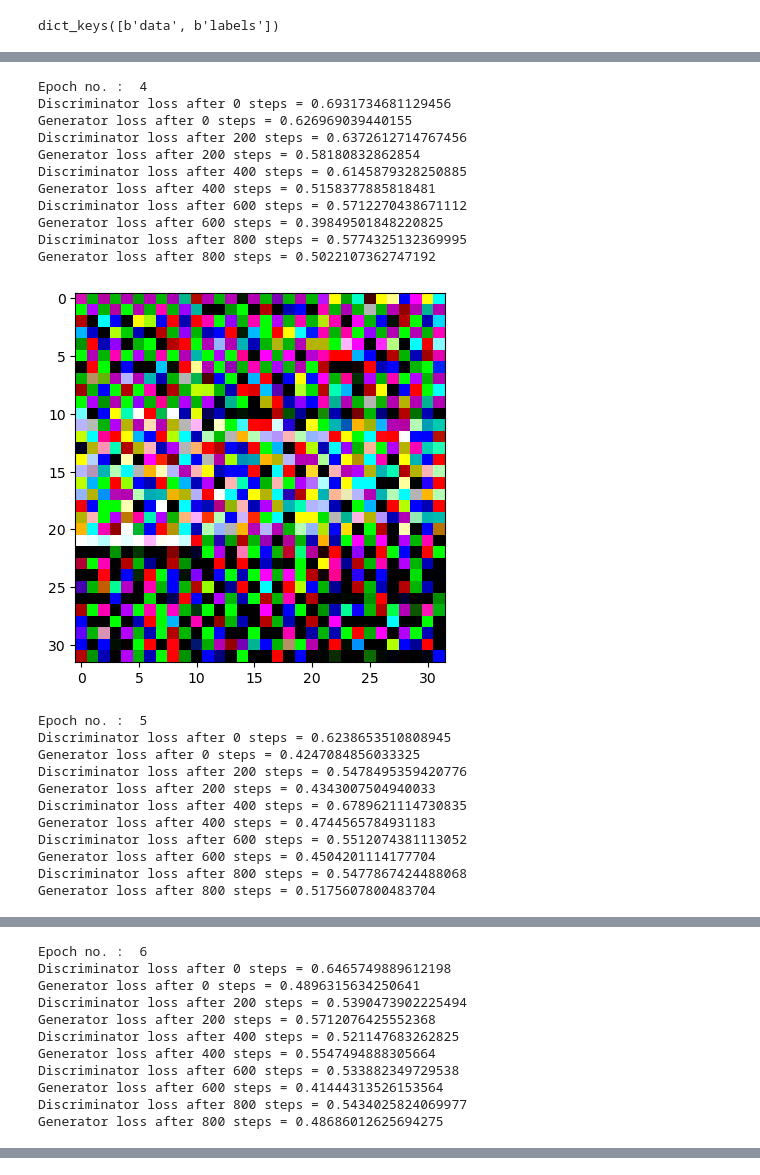
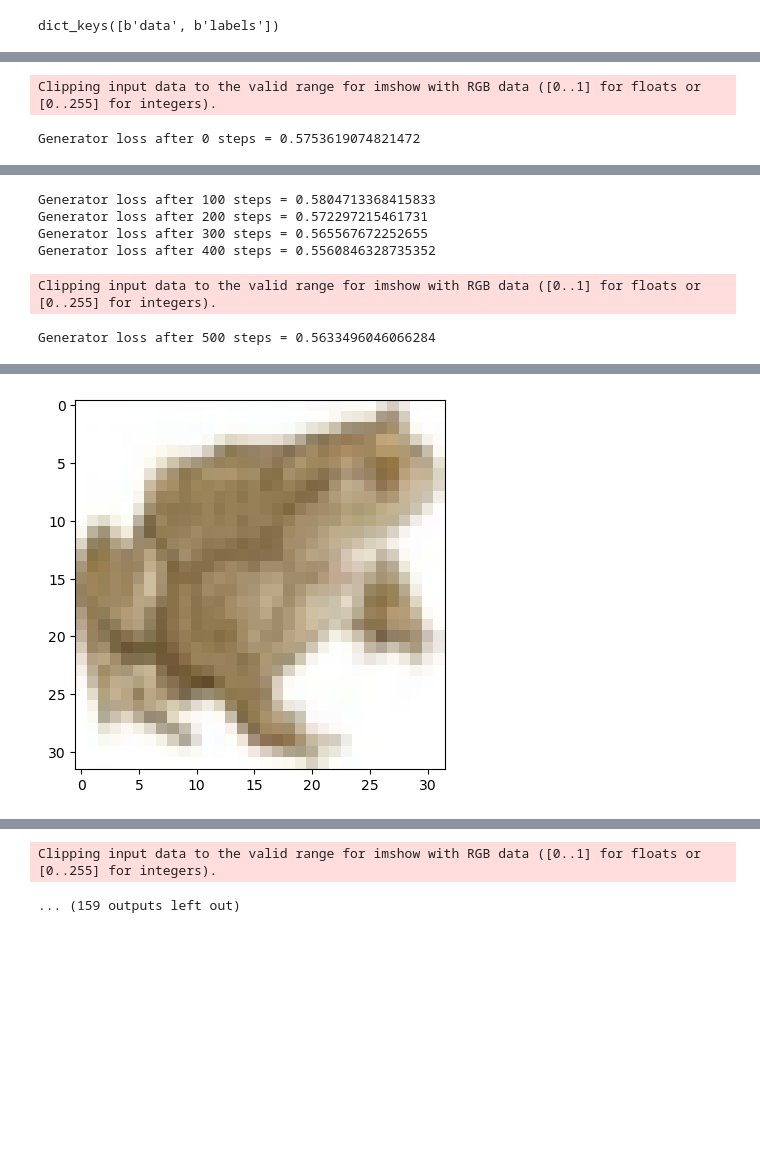
Before and after one commit to Aditya-Tandon/DL_Tests, a Jupyter notebook: GAN_test.ipynb, the cells around one changed output, grey strips where cells are left out. Cells and saved outputs as stored; diff of their text form; code cells hidden in the pictures; blank space fills up the shorter version.

Commit message:
fix: image normalisation, training loop

```diff
--- a/GAN_test.ipynb
+++ b/GAN_test.ipynb
@@ -22,20 +22,20 @@ data_dir_val = os.path.join(
 )
 # batch_size = 2
 num_in_channels = 3
-dim_z = 16
+dim_z = 32
 kern_size = 4
 lr = 2e-4
 num_epochs = 3
 
-num_disc_feat = 32
+num_disc_feat = 64
 disc_stride = 1
 disc_padding_size = 0
 
-num_gen_feat = 32
+num_gen_feat = 64
 gen_stride = 3
 gen_padding_size = 1
 
-mean = 0
+mean = 0.0
 std = 0.02  # from the DCGAN paper
 
 if torch.cuda.is_available():
@@ -92,9 +92,10 @@ class TrainDataset(Dataset):
 
     def __getitem__(self, idx):
         img = torch.tensor(
-            self.train_data[b"data"][idx].reshape(3, 32, 32),
+            self.train_data[b"data"][idx].reshape(3, 32, 32).transpose(1, 2, 0)/255.0,
             dtype=torch.float32,
         )
+        # img = torch.nn.functional.normalize(img)
         label = torch.tensor(
             self.train_data[b"labels"][idx], dtype=torch.float32
         )
@@ -111,8 +112,9 @@ class ValDataset(Dataset):
 
     def __getitem__(self, idx):
         img = torch.tensor(
-            self.val_data[b"data"][idx].reshape(3, 32, 32), dtype=torch.float32
+            self.val_data[b"data"][idx].reshape(3, 32, 32).transpose(1, 2, 0) / 255.0, dtype=torch.float32
         )
+        # img = torch.nn.functional.normalize(img)
         label = torch.tensor(self.val_data[b"labels"][idx], dtype=torch.float32)
         # return img, label
         return {"img": img, "label": label}
@@ -199,7 +201,7 @@ class Generator(nn.Module):
             nn.ConvTranspose2d(
                 num_gen_feat, num_in_channels, kern_size, 2, 1, bias=False
             ),
-            nn.Sigmoid(),
+            nn.Tanh(),
         )
 
         for layer in self.net.modules():
@@ -350,12 +365,12 @@ gen = Generator().to(device)
 loss_disc, loss_gen, images = [], [], []
 # %%
 g_lr = 2e-4
-for g_lr in np.arange(2e-4, 3e-4, 1e-4):
-    for d_lr in np.arange(5e-4, 6e-4, 1e-4):
-        for k in np.arange(3,4, 1):
+for g_lr in np.arange(9e-5, 4e-4, 2e-5):
+    for d_lr in np.arange(4e-5, 2e-4, 2e-5):
+        for k in np.arange(2,5, 1):
             disc = Discriminator().to(device)
             gen = Generator().to(device)
-            l_disc, l_gen, img = train(20, data_dir=data_dir,data_dir_val=data_dir_val, device=device, batch_size=50, disc_lr=d_lr, gen_lr=g_lr, k=k)
+            l_disc, l_gen, img = train(num_epochs=10, data_dir=data_dir,data_dir_val=data_dir_val, device=device, batch_size=50, disc_lr=d_lr, gen_lr=g_lr, k=k)
             loss_disc.append(l_disc)
             loss_gen.append(l_gen)
             images.append(img)
@@ -373,0 +395,2 @@ Generator loss after 800 steps = 0.5448901653289795
+Clipping input data to the valid range for imshow with RGB data ([0..1] for floats or [0..255] for integers).
+Generator loss after 0 steps = 0.5753619074821472
@@ -397,0 +399,6 @@ Generator loss after 800 steps = 0.39894407987594604
+Generator loss after 100 steps = 0.5804713368415833
+Generator loss after 200 steps = 0.572297215461731
+Generator loss after 300 steps = 0.565567672252655
+Generator loss after 400 steps = 0.5560846328735352
+Clipping input data to the valid range for imshow with RGB data ([0..1] for floats or [0..255] for integers).
+Generator loss after 500 steps = 0.5633496046066284
@@ -399,23 +406 @@ Generator loss after 800 steps = 0.39894407987594604
-Epoch no. :  4
-Discriminator loss after 0 steps = 0.6931734681129456
-Generator loss after 0 steps = 0.626969039440155
-Discriminator loss after 200 steps = 0.6372612714767456
-Generator loss after 200 steps = 0.58180832862854
-Discriminator loss after 400 steps = 0.6145879328250885
-Generator loss after 400 steps = 0.5158377885818481
-Discriminator loss after 600 steps = 0.5712270438671112
-Generator loss after 600 steps = 0.39849501848220825
-Discriminator loss after 800 steps = 0.5774325132369995
-Generator loss after 800 steps = 0.5022107362747192
-[figure, old version]
+[figure, new version]
-Epoch no. :  5
-Discriminator loss after 0 steps = 0.6238653510808945
-Generator loss after 0 steps = 0.4247084856033325
-Discriminator loss after 200 steps = 0.5478495359420776
-Generator loss after 200 steps = 0.4343007504940033
-Discriminator loss after 400 steps = 0.6789621114730835
-Generator loss after 400 steps = 0.4744565784931183
-Discriminator loss after 600 steps = 0.5512074381113052
-Generator loss after 600 steps = 0.4504201114177704
-Discriminator loss after 800 steps = 0.5477867424488068
-Generator loss after 800 steps = 0.5175607800483704
@@ -423,11 +406,0 @@ Generator loss after 800 steps = 0.5175607800483704
-Epoch no. :  6
-Discriminator loss after 0 steps = 0.6465749889612198
-Generator loss after 0 steps = 0.4896315634250641
-Discriminator loss after 200 steps = 0.5390473902225494
-Generator loss after 200 steps = 0.5712076425552368
-Discriminator loss after 400 steps = 0.521147683262825
-Generator loss after 400 steps = 0.5547494888305664
-Discriminator loss after 600 steps = 0.533882349729538
-Generator loss after 600 steps = 0.41444313526153564
-Discriminator loss after 800 steps = 0.5434025824069977
-Generator loss after 800 steps = 0.48686012625694275
@@ -435,0 +424,2 @@ Generator loss after 800 steps = 0.48686012625694275
+Clipping input data to the valid range for imshow with RGB data ([0..1] for floats or [0..255] for integers).
+... (159 outputs left out)
```
Also changed, not shown: parts of 5 cells of this notebook.
